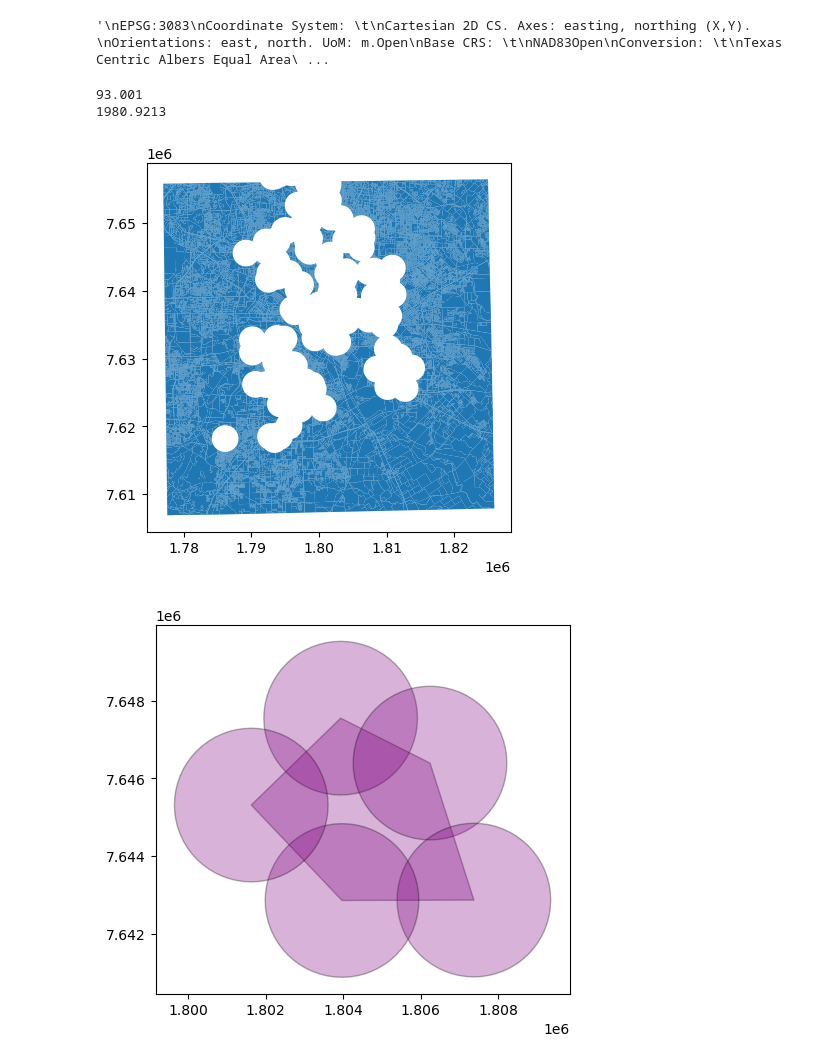
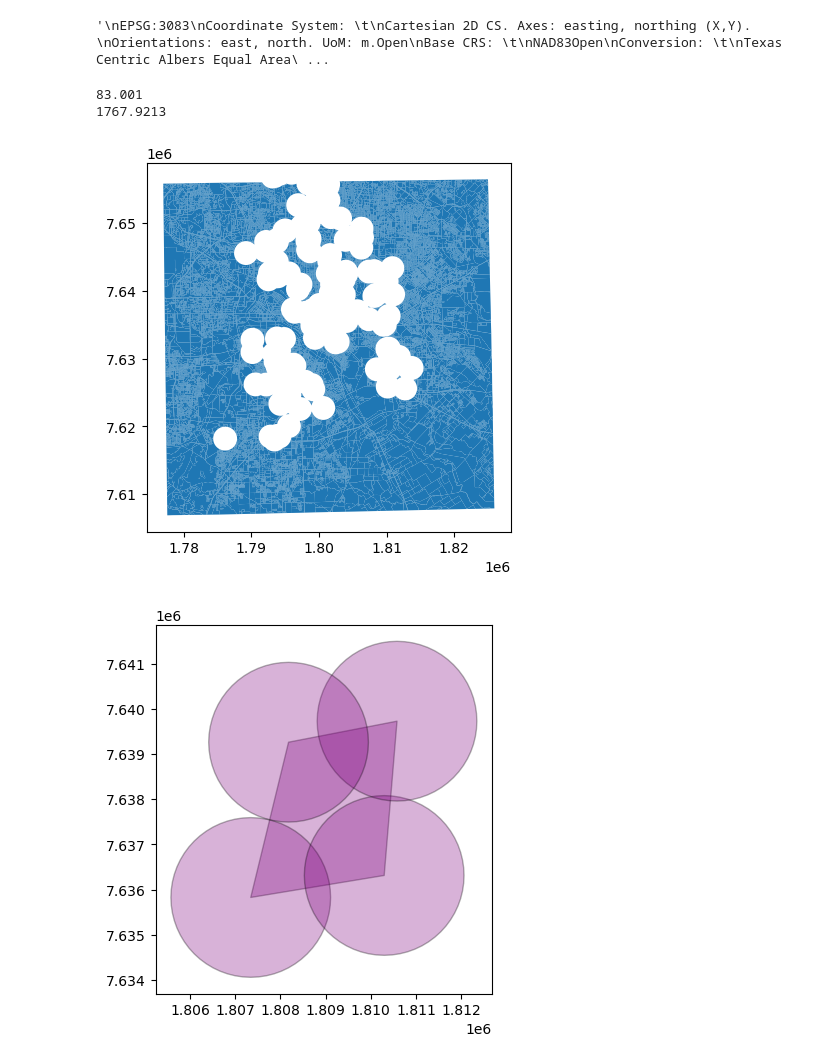
Before and after one commit to andreakbarreiro/MinGenResources-DFW, a Jupyter notebook: Minimal Scaffold/MinScaffold_Dallas.ipynb, the cells around one changed output. Cells and saved outputs as stored; diff of their text form; code cells hidden in the pictures.

```diff
--- a/Minimal Scaffold/MinScaffold_Dallas.ipynb
+++ b/Minimal Scaffold/MinScaffold_Dallas.ipynb
@@ -73,9 +65,9 @@ elif (dist_type[0:5] == 'drive'):
 # Geography files
 #
 # - ZIP codes make more sense to provide in "resource ID agnostic" location
-city_path_geo = '../Dallas/Food access_updated/'
+city_path_geo = '../Data/Food access_updated/'
 pfname = 'geo_export_872fcb6c-fbde-4264-ae77-8858a604ed0e.shp'
-zipfname = '../Dallas/Zip/dal_tx_zip.shp'
+zipfname = '../Data/Zip/dal_tx_zip.shp'
 
 # GDF with grocery locations
 polls_df = gpd.read_file(city_path_geo+pfname)
@@ -127,7 +119,7 @@ for (step,B) in F.Elements:
     Bas.append(B) # store the basis, discarding the filtration step value
 # %%
 # Load in zip file of grocery sites underneath
-zipfname = '../Dallas/Zip/dal_tx_zip.shp'
+zipfname = '../Data/Zip/dal_tx_zip.shp'
 city_df = gpd.read_file(zipfname)
 # %%
 #Print selected minimal generators
@@ -227,13 +239,19 @@ for j1 in range(len(indices)):
 # %%
+
 # Load Census block geography (will be needed for population)
-blockfname = '../Dallas/Block/dal_tx_block.shp'
+#blockfname = '../Dallas/Block/dal_tx_block.shp'
+
+# Stored somewhere else, because of size
+blockdir = '../../tda-resources-dallas/Dallas/'
+blockfile = 'Block/dal_tx_block.shp'
+
 # Geography files
 # - why provide full path: we have multiple resources.
 # - ZIP codes make more sense to provide in "resource ID agnostic" location
-pfname = '../Dallas/Food access_updated/geo_export_872fcb6c-fbde-4264-ae77-8858a604ed0e.shp'
-zipfname = '../Dallas/Zip/dal_tx_zip.shp'
+pfname = '../Data/Food access_updated/geo_export_872fcb6c-fbde-4264-ae77-8858a604ed0e.shp'
+zipfname = '../Data/Zip/dal_tx_zip.shp'
 # %%
-block_df = gpd.read_file(blockfname)
+block_df = gpd.read_file(blockdir+blockfile)
 groc_df  = gpd.read_file(pfname)
 zip_df = gpd.read_file(zipfname)
 # %%
@@ -270,45 +288,79 @@ groc_df.geometry = groc_df.geometry.to_crs(crs['projected'])
 geo_walk_conversion_rate = 1.14 # adjustment factor to compensate for walking distance being longer than geodesic distance
 # %%
 # Visualize holes for a given index
-indices = [90]
+indices = [80]
 for i in indices:
     print(epsList[i])
     if dist_type == 'walk':
         radius_serv_area = epsList[i] * 60 * walk_speed / (4 * geo_walk_conversion_rate)
     elif dist_type == 'geodesic':
         radius_serv_area = epsList[i] * 60 * walk_speed / 4
     print(radius_serv_area)
+
+    # Create service areas of all grocery stores, with the given radius
     service_areas = groc_df.geometry.buffer(radius_serv_area)
     service_areas_all = service_areas.union_all()
     service_area_holes = block_df.geometry.intersection(service_areas_all)
+
+    # The rest of the area NOT included in the service areas
     county_with_holes = block_df['geometry'].difference(service_area_holes)
     county_with_holes.plot()
     county_with_holes_union = county_with_holes
+
+    # Keep each of the "swiss cheese" shapes
+    min_cycle_hole_df = pd.DataFrame(data=[], columns=['poly','geometry'])
+
     for poly in polygons_list[i]:
+        # "poly" contains the Dataframe indices
         groc_df_lim = groc_df.loc[poly]
+
+        # Create a polygon from the vertices
         min_cycle_area = Polygon(groc_df_lim['geometry'])
         list_of_areas = [min_cycle_area]
+        # Also get services areas from each vertex on cycle.
+        # Put all in a single list, for visualization
         for l in poly:
             service_area_pt = groc_df.loc[l].geometry.buffer(radius_serv_area)
             list_of_areas.append(service_area_pt)
-        service_areas_lim = groc_df_lim.geometry.buffer(radius_serv_area)
-        service_areas_all_lim = service_areas_lim.union_all()
-        service_area_holes_lim = block_df.geometry.intersection(service_areas_all_lim)
-        #min_cycle_area = Polygon(groc_df_lim['geometry'])
+
+        if False:
+            # Union of all service areas from vertices
+            service_areas_lim = groc_df_lim.geometry.buffer(radius_serv_area)
+            service_areas_all_lim = service_areas_lim.union_all()
+
+            ## ???
+            service_area_holes_lim = block_df.geometry.intersection(service_areas_all_lim)
+            #min_cycle_area = Polygon(groc_df_lim['geometry'])
+
         min_cycle_df = gpd.GeoDataFrame(data = [[poly]], \
                                 geometry=gpd.GeoSeries(min_cycle_area),\
                                crs=crs['projected'])
         min_cycle_df=min_cycle_df.rename(columns={0:'Cycle vertices'})
         #shapes = gpd.GeoSeries([min_cycle_area, service_areas_all_lim])
+
+        # List of the shapes to illustrate how "service areas" overlap with the cycle
         shapes = gpd.GeoSeries(list_of_areas)
         shapes.plot(color='purple',alpha = 0.3,edgecolor='k')
+
         #min_cycle_df.plot()
+        # Why do we do this?
         county_with_holes_union = county_with_holes_union.geometry.union(min_cycle_df)
+
+        # This is intersection with the cycle area AND the service areas
+        # note it is ALL service areas, not just ones on the boundary. So its shape may
+        # be slightly different than the illustration with the polygon + circles
+        #
+        # (why named "cycle_holes"? because we will delete them from the cycle)
         cycle_holes = min_cycle_df.geometry.intersection(service_areas_all)
+
+        # Now subtract (via set difference, those intersections from the area of the cycle)
         cycle_with_holes = min_cycle_df.difference(cycle_holes)
         cycle_with_holes.plot()
+
+        newrow = pd.DataFrame(data={'poly':[poly], 'geometry': [cycle_with_holes[0]]})
+        min_cycle_hole_df = pd.concat([min_cycle_hole_df,newrow],ignore_index=True)
 # %% [output]
-93.001
-1980.9213
+83.001
+1767.9213
-[figure, old version]
+[figure, new version]
-[figure, old version]
+[figure, new version]
```
Also changed, not shown: parts of 9 cells of this notebook.
